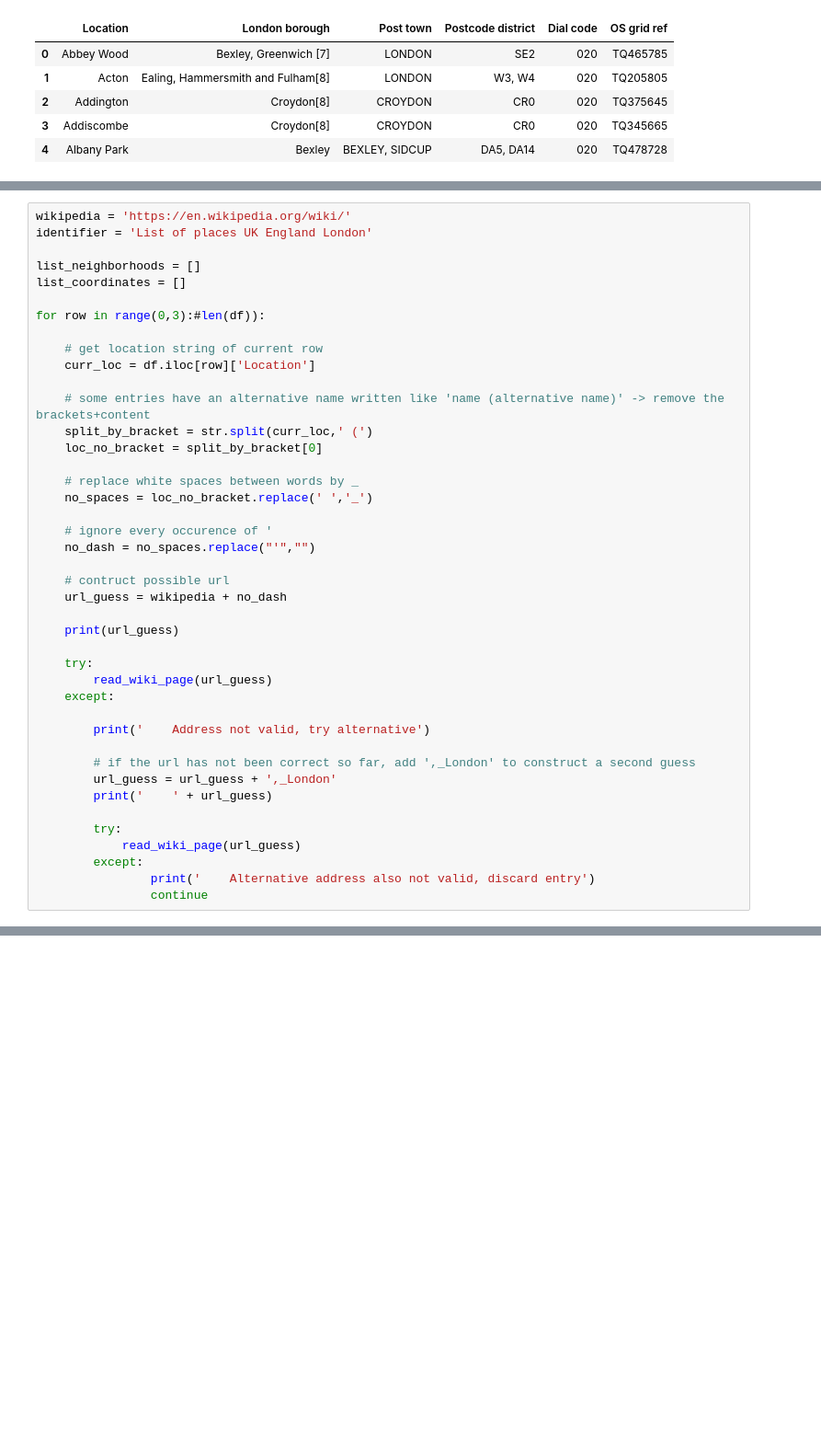
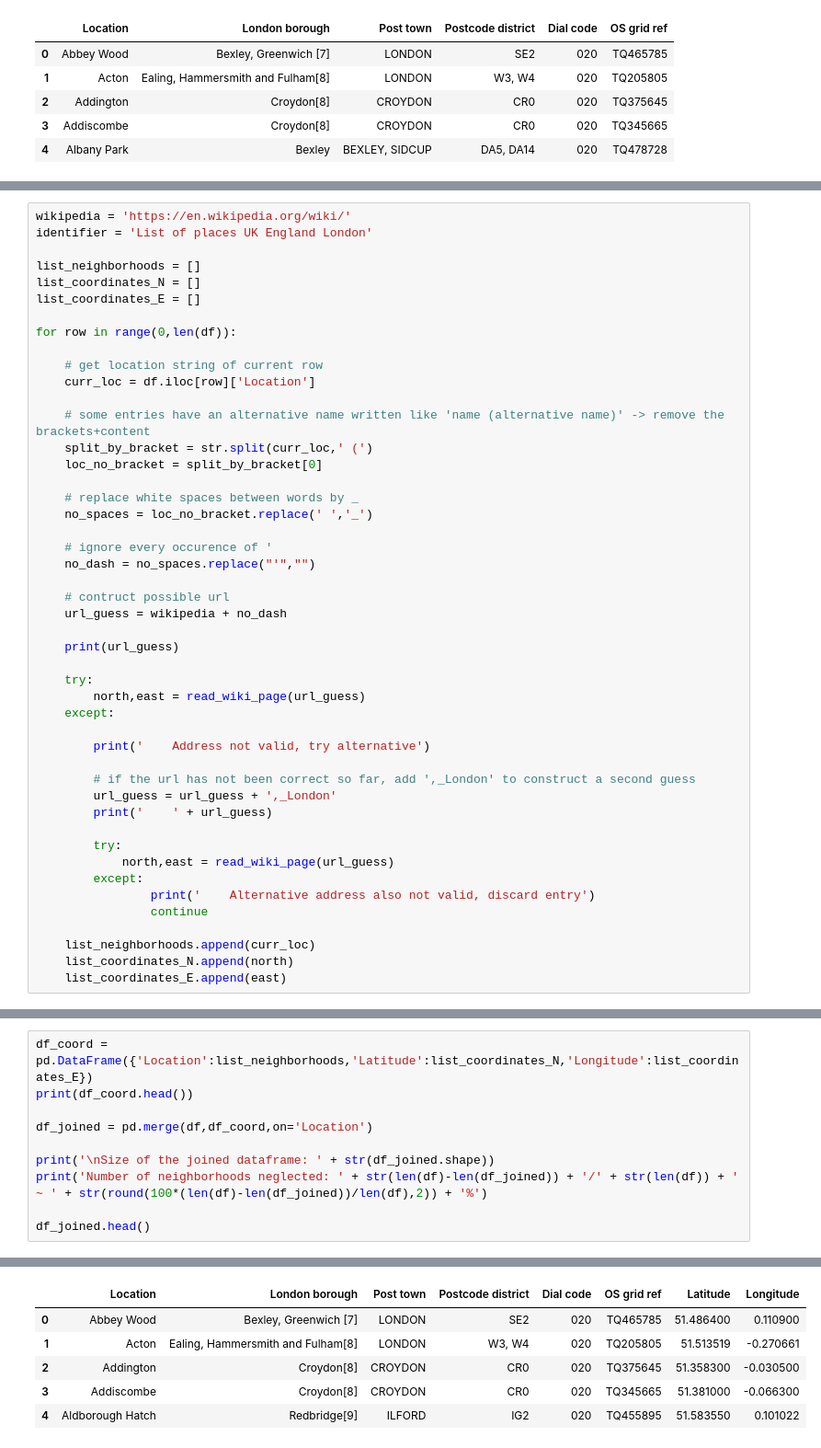
Before and after one commit to sc458/Coursera_Capstone, a Jupyter notebook: Project Notebook.ipynb, the cells around one changed output, grey strips where cells are left out. Shown: that part at 92% size. Saved outputs shown, nothing was run; the diff lists cells and outputs as text; blank space fills up the shorter version.

```diff
--- a/Project Notebook.ipynb
+++ b/Project Notebook.ipynb
@@ -68,9 +138,10 @@ wikipedia = 'https://en.wikipedia.org/wiki/'
 identifier = 'List of places UK England London'
 
 list_neighborhoods = []
-list_coordinates = []
+list_coordinates_N = []
+list_coordinates_E = []
 
-for row in range(0,3):#len(df)):
+for row in range(0,len(df)):
 
     # get location string of current row
     curr_loc = df.iloc[row]['Location']
@@ -91,7 +162,7 @@ for row in range(0,3):#len(df)):
     print(url_guess)
 
     try:
-        read_wiki_page(url_guess)
+        north,east = read_wiki_page(url_guess)
     except:
 
         print('    Address not valid, try alternative')
@@ -101,10 +172,14 @@ for row in range(0,3):#len(df)):
         print('    ' + url_guess)
 
         try:
-            read_wiki_page(url_guess)
+            north,east = read_wiki_page(url_guess)
         except:
                 print('    Alternative address also not valid, discard entry')
                 continue
+
+    list_neighborhoods.append(curr_loc)
+    list_coordinates_N.append(north)
+    list_coordinates_E.append(east)
 # %% [output]
 https://en.wikipedia.org/wiki/Abbey_Wood
     Coordinates readable
@@ -174,0 +204,11 @@ if not hasattr(streaming_body_1, "__iter__"): streaming_body_1.__iter__ = types.
+# %%
+df_coord = pd.DataFrame({'Location':list_neighborhoods,'Latitude':list_coordinates_N,'Longitude':list_coordinates_E})
+print(df_coord.head())
+
+df_joined = pd.merge(df,df_coord,on='Location')
+
+print('\nSize of the joined dataframe: ' + str(df_joined.shape))
+print('Number of neighborhoods neglected: ' + str(len(df)-len(df_joined)) + '/' + str(len(df)) + ' ~ ' + str(round(100*(len(df)-len(df_joined))/len(df),2)) + '%')
+
+df_joined.head()
+# %% [output]
@@ -174,0 +224,6 @@ if not hasattr(streaming_body_1, "__iter__"): streaming_body_1.__iter__ = types.
+|  | Location | London borough | Post town | Postcode district | Dial code | OS grid ref | Latitude | Longitude |
+| 0 | Abbey Wood | Bexley, Greenwich [7] | LONDON | SE2 | 020 | TQ465785 | 51.486400 | 0.110900 |
+| 1 | Acton | Ealing, Hammersmith and Fulham[8] | LONDON | W3, W4 | 020 | TQ205805 | 51.513519 | -0.270661 |
+| 2 | Addington | Croydon[8] | CROYDON | CR0 | 020 | TQ375645 | 51.358300 | -0.030500 |
+| 3 | Addiscombe | Croydon[8] | CROYDON | CR0 | 020 | TQ345665 | 51.381000 | -0.066300 |
+| 4 | Aldborough Hatch | Redbridge[9] | ILFORD | IG2 | 020 | TQ455895 | 51.583550 | 0.101022 |
```
Also changed, not shown: parts of 55 cells of this notebook.
